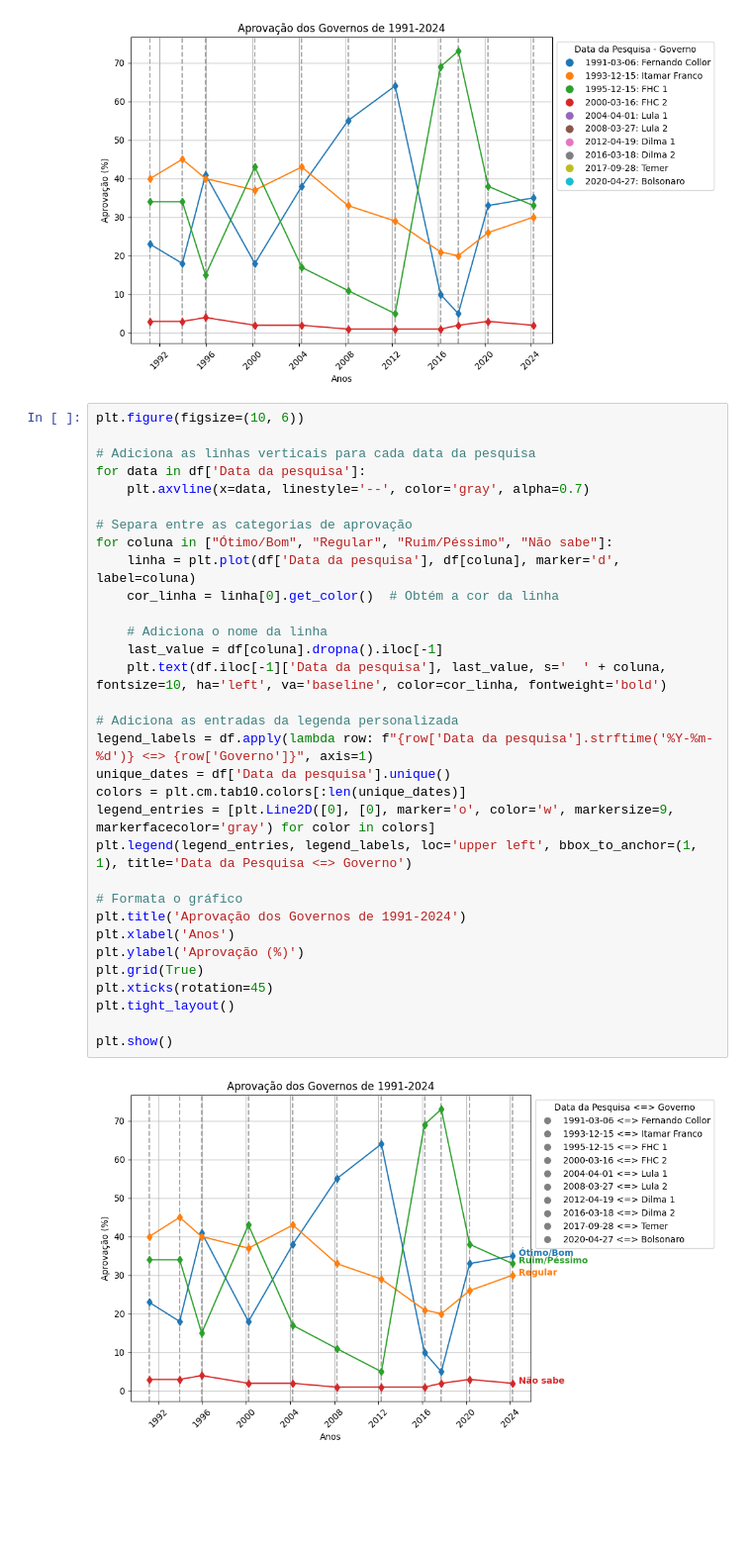
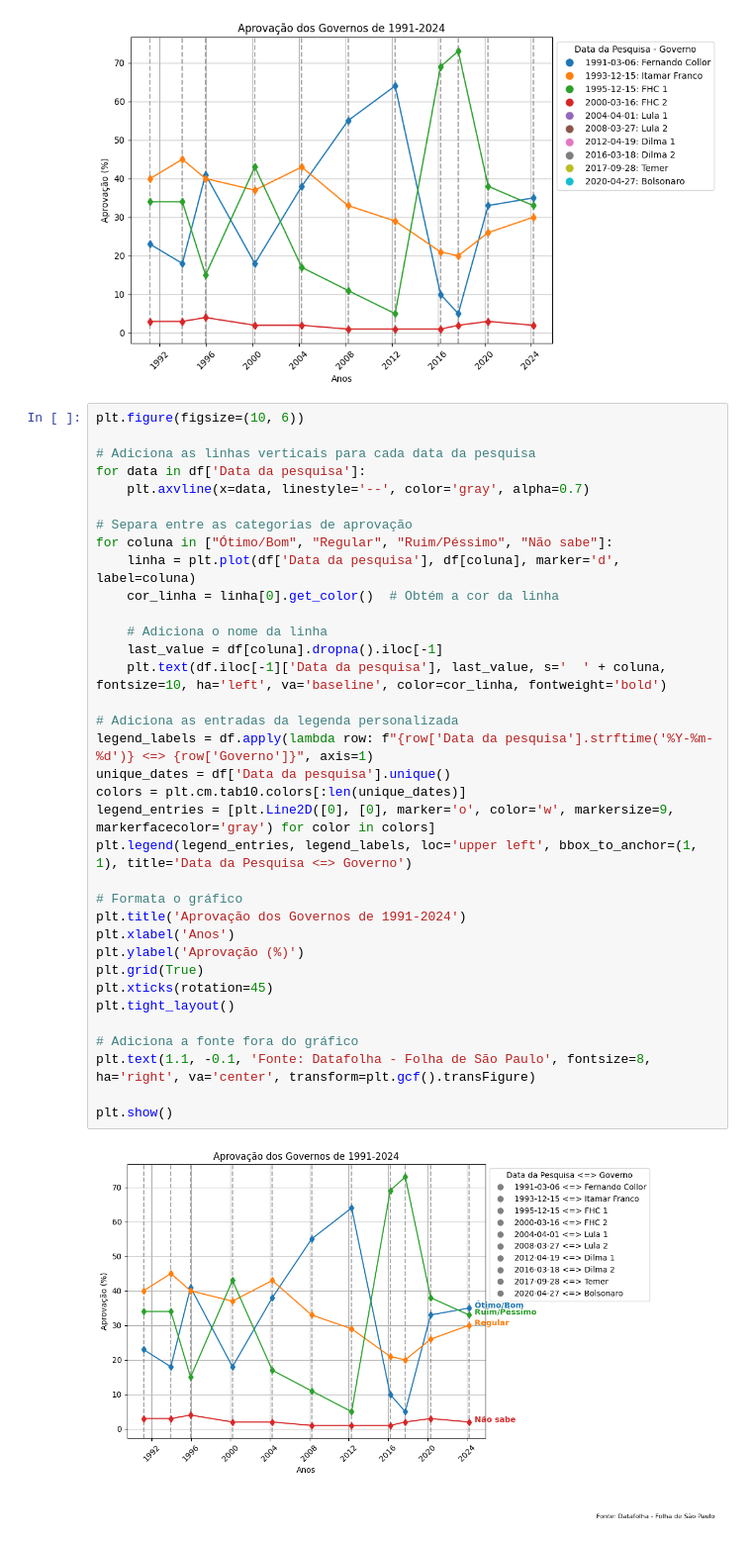
Before and after one commit to LucasMLago/Avalia-Governos, a Jupyter notebook: analysis/visualization.ipynb, the cells around one changed output. Shown: that part at 99% size. Saved outputs shown, nothing was run; the diff lists cells and outputs as text; blank space fills up the shorter version.

```diff
--- a/analysis/visualization.ipynb
+++ b/analysis/visualization.ipynb
@@ -123,31 +123,34 @@ plt.figure(figsize=(10, 6))
 # Adiciona as linhas verticais para cada data da pesquisa
 for data in df['Data da pesquisa']:
     plt.axvline(x=data, linestyle='--', color='gray', alpha=0.7)
 
 # Separa entre as categorias de aprovação
 for coluna in ["Ótimo/Bom", "Regular", "Ruim/Péssimo", "Não sabe"]:
     linha = plt.plot(df['Data da pesquisa'], df[coluna], marker='d', label=coluna)
     cor_linha = linha[0].get_color()  # Obtém a cor da linha
 
     # Adiciona o nome da linha
     last_value = df[coluna].dropna().iloc[-1]
     plt.text(df.iloc[-1]['Data da pesquisa'], last_value, s='  ' + coluna, fontsize=10, ha='left', va='baseline', color=cor_linha, fontweight='bold')
 
 # Adiciona as entradas da legenda personalizada
 legend_labels = df.apply(lambda row: f"{row['Data da pesquisa'].strftime('%Y-%m-%d')} <=> {row['Governo']}", axis=1)
 unique_dates = df['Data da pesquisa'].unique()
 colors = plt.cm.tab10.colors[:len(unique_dates)]
 legend_entries = [plt.Line2D([0], [0], marker='o', color='w', markersize=9, markerfacecolor='gray') for color in colors]
 plt.legend(legend_entries, legend_labels, loc='upper left', bbox_to_anchor=(1, 1), title='Data da Pesquisa <=> Governo')
 
 # Formata o gráfico
 plt.title('Aprovação dos Governos de 1991-2024')
 plt.xlabel('Anos')
 plt.ylabel('Aprovação (%)')
 plt.grid(True)
 plt.xticks(rotation=45)
 plt.tight_layout()
 
+# Adiciona a fonte fora do gráfico
+plt.text(1.1, -0.1, 'Fonte: Datafolha - Folha de São Paulo', fontsize=8, ha='right', va='center', transform=plt.gcf().transFigure)
+
 plt.show()
 # %% [output]
-[figure, old version]
+[figure, new version]
```
